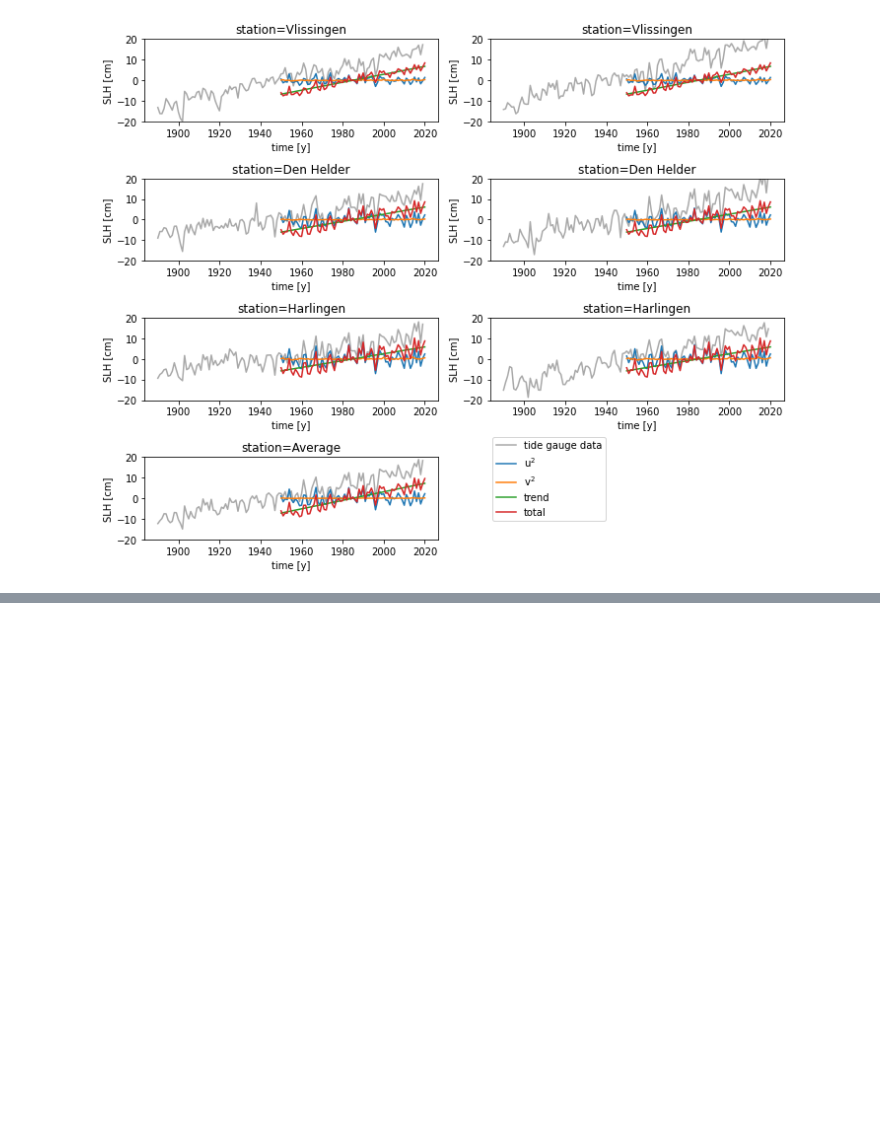
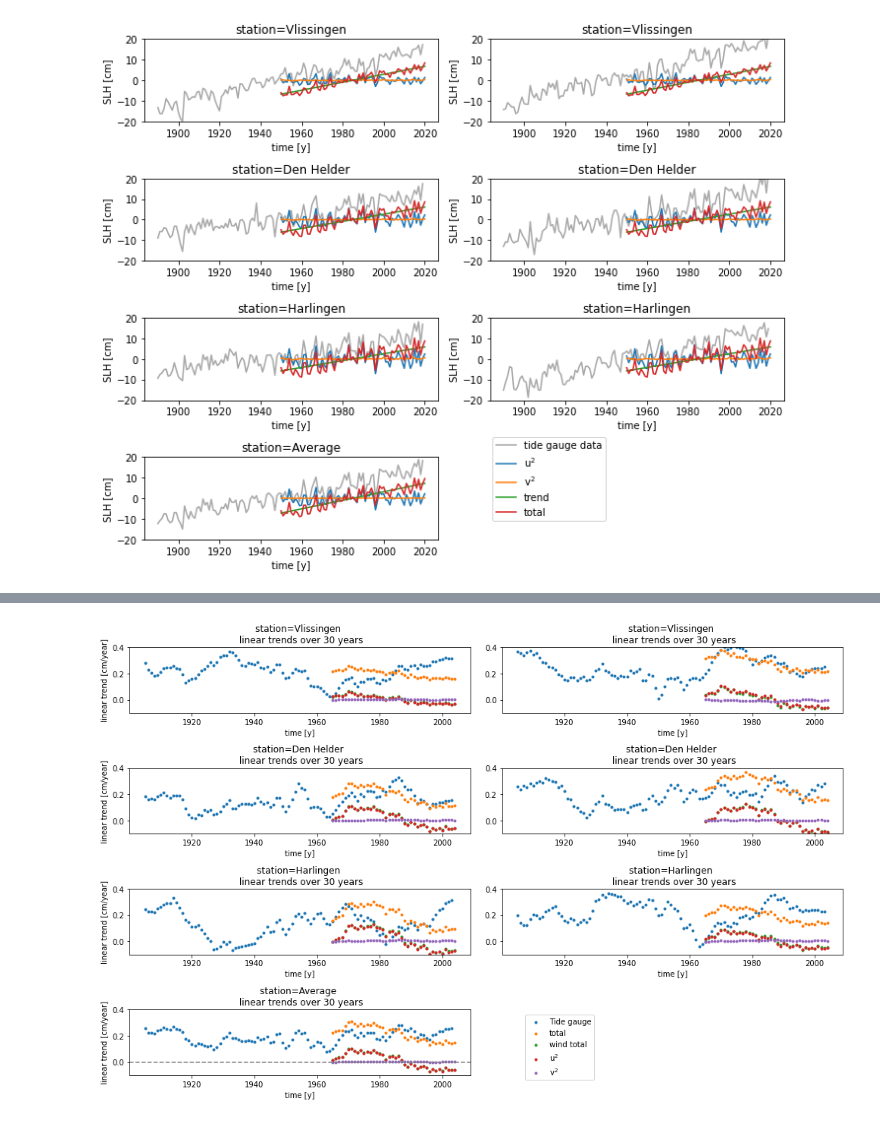
Before and after one commit to iris-keizer/Thesis-KNMI, a Jupyter notebook: Wind_contribution/Analysis/notebooks/nearby_wind_regression_obs.ipynb, the cells around one changed output, grey strips where cells are left out. Drawn from its saved outputs; the diff is of its cells as text; code cells hidden in the pictures; blank space fills up the shorter version.

```diff
--- a/Wind_contribution/Analysis/notebooks/nearby_wind_regression_obs.ipynb
+++ b/Wind_contribution/Analysis/notebooks/nearby_wind_regression_obs.ipynb
@@ -151,0 +158,4 @@ figs.plot_obs_timeseries_per_station(tg_data, timeseries, ['u$^2$', 'v$^2$', 'tr
+# %%
+figs.plot_obs_decadal_trends_timeseries_per_station(tg_data, timeseries, ['total', 'wind total', 'u$^2$', 'v$^2$'], 30, model, data_type, errorbar = False)
+# %% [output]
+[figure, added]
```
Also changed, not shown: parts of 5 cells of this notebook, 7 other files.
